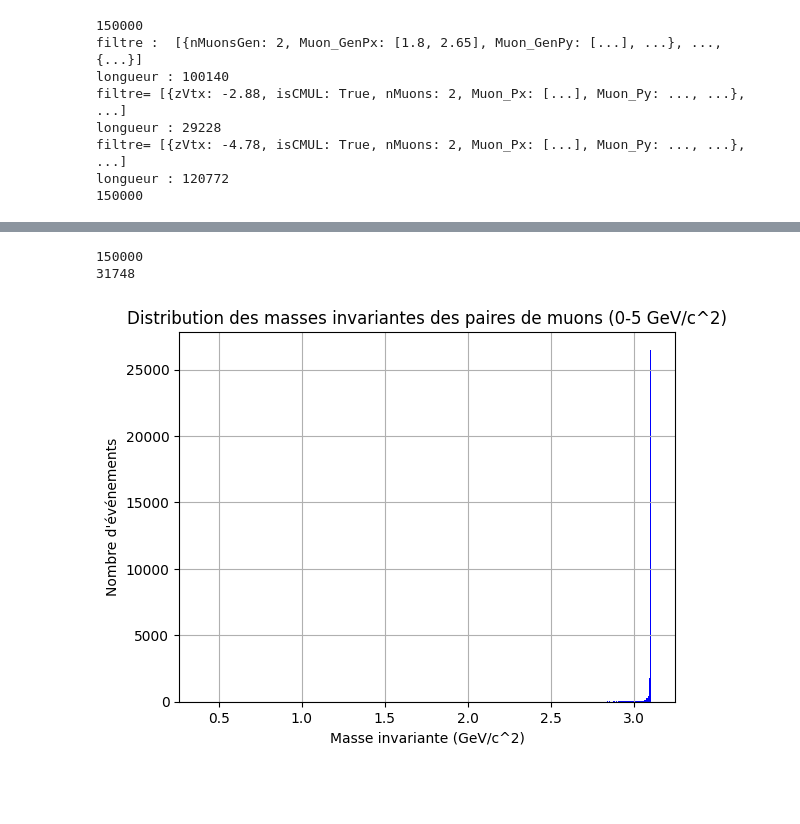
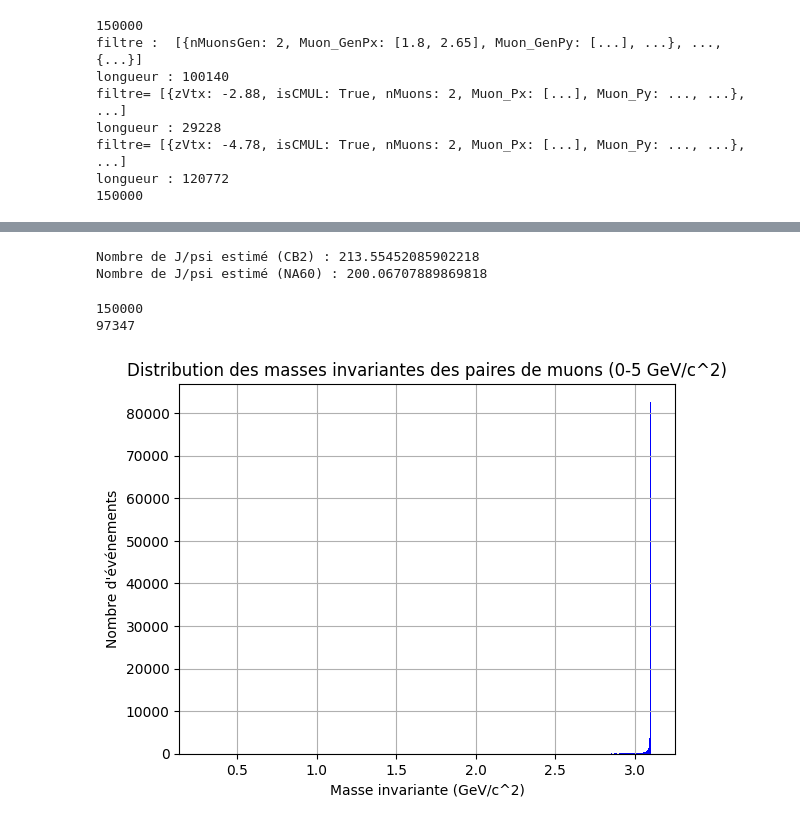
Before and after one commit to nantes-m2-rps-exp/qqbar2mumu-2024, a Jupyter notebook: Acceptance.ipynb, the cells around one changed output, grey strips where cells are left out. Drawn from its saved outputs; the diff is of its cells as text; code cells hidden in the pictures; blank space fills up the shorter version.

```diff
--- a/Acceptance.ipynb
+++ b/Acceptance.ipynb
@@ -349,36 +330,51 @@ NameError: name 'x_peak' is not defined
+# %%
+from scipy.integrate import quad
+
+# Intégration de la fonction Crystal Ball
+if y_cb2 is not None:
+    area_cb2, _ = quad(lambda x: crystal_ball(x, *popt_cb2), 2.7, 3.3)
+    print(f"Nombre de J/psi estimé (CB2) : {area_cb2}")
+
+# Intégration de la fonction NA60
+if y_na60 is not None:
+    area_na60, _ = quad(lambda x: na60(x, *popt_na60), 2.7, 3.3)
+    print(f"Nombre de J/psi estimé (NA60) : {area_na60}")
+# %% [output]
+Nombre de J/psi estimé (CB2) : 213.55452085902218
+Nombre de J/psi estimé (NA60) : 200.06707889869818
 # %%
 m = gen.arrays(["nMuonsGen","Muon_GenPx","Muon_GenPy","Muon_GenPz","Muon_GenE","Muon_GenMotherPDGCode"])
 
 print(len(m.nMuonsGen))
 # Filtrer les événements avec nMuons == 2 et isCMUL == True
-filtered_events = m[(m.nMuonsGen > 1) & ak.all(m["Muon_GenMotherPDGCode"] == 443, axis=1) & (n.isCMUL)&(abs(n.zVtx)<10)]
+filtered_events = m[ak.all(m["Muon_GenMotherPDGCode"] == 443, axis=1) &(abs(n.zVtx)<10)]
 
 print(len(filtered_events))
 
 # Initialiser les vecteurs à partir des données des muons
 muon_vectors = ak.zip({
     "px": filtered_events.Muon_GenPx,
     "py": filtered_events.Muon_GenPy,
     "pz": filtered_events.Muon_GenPz,
     "E": filtered_events.Muon_GenE
 }, with_name="Momentum4D")
 
 # Calculer les masses invariantes pour chaque paire de muons dans chaque événement
 invariant_masses = ak.combinations(muon_vectors, 2, fields=["muon1", "muon2"])
 masses = (invariant_masses.muon1 + invariant_masses.muon2).mass
 
 # Créer un histogramme des valeurs de la masse
 flattened_masses = ak.flatten(masses)  # Aplatir les données pour l'histogramme
 filtered_masses = flattened_masses[(flattened_masses >= 0) & (flattened_masses <= 5)]  # Filtrer les masses entre 0 et 10
 plt.hist(filtered_masses, bins=500, color='blue')
 plt.xlabel('Masse invariante (GeV/c^2)')
 plt.ylabel("Nombre d'événements")
 #plt.xlim(0,5)
 plt.title('Distribution des masses invariantes des paires de muons (0-5 GeV/c^2)')
 plt.grid(True)
 plt.show()
 # %% [output]
 150000
-31748
+97347
-[figure, old version]
+[figure, new version]
 # %%
```
Also changed, not shown: parts of 7 cells of this notebook, 1 other file.
